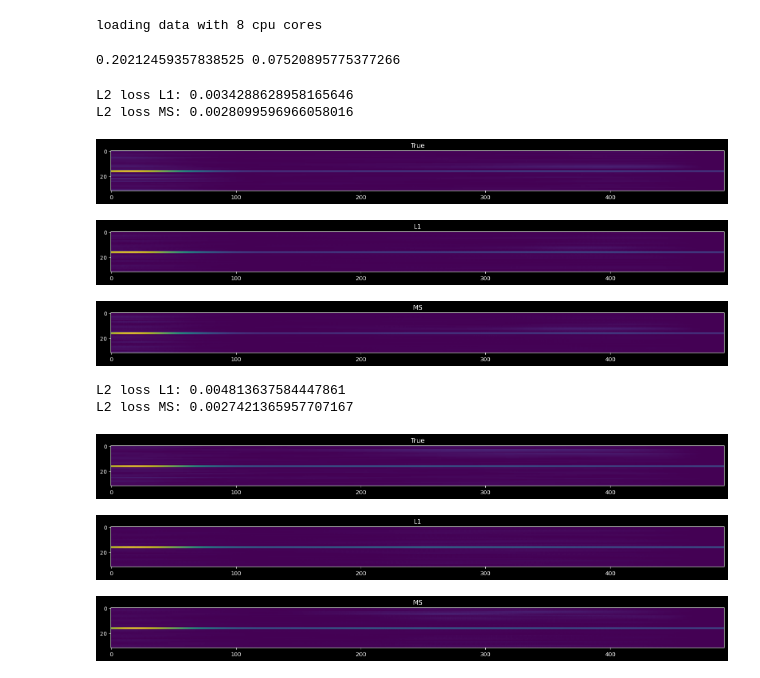
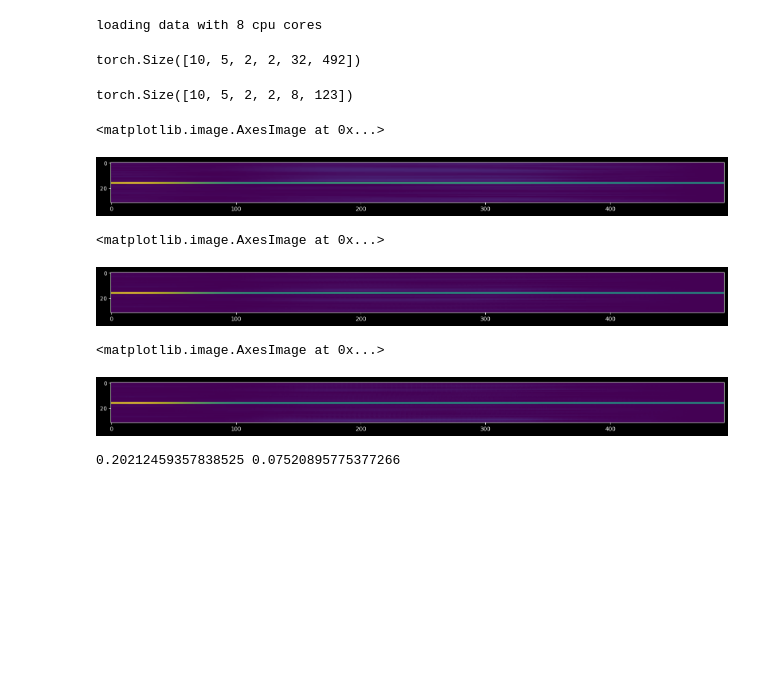
Before and after one commit to NetanelBlumenfeld/Radar-Sr-Classifer, a Jupyter notebook: python/gestures/notebooks/results.ipynb, the cells around one changed output. Drawn from its saved outputs; the diff is of its cells as text; code cells hidden in the pictures; blank space fills up the shorter version.

```diff
--- a/python/gestures/notebooks/results.ipynb
+++ b/python/gestures/notebooks/results.ipynb
@@ -53,7 +53,7 @@ data_dir, output_dir, device = get_pc_cgf(pc)
 # getting data loaders
 data_cfg = cfg.data_cfg
 data_preprocessing_cfg = cfg.data_preprocessing_cfg
-trainloader, valloader = get_tiny_data_loader(
+trainloader, valloader,ttt = get_tiny_data_loader(
     data_dir=data_dir,
     data_scg=data_cfg,
     data_preprocessing_cfg=data_preprocessing_cfg,
@@ -62,3 +62,20 @@ trainloader, valloader = get_tiny_data_loader(
 )
 # %% [output]
 loading data with 8 cpu cores
+# %%
+for x,y in trainloader:
+    break
+y[0].shape
+# %% [output]
+torch.Size([10, 5, 2, 2, 32, 492])
+# %%
+x.shape
+# %% [output]
+torch.Size([10, 5, 2, 2, 8, 123])
+# %%
+img = y[0][6,0,0].numpy()
+plt.figure(figsize=(20, 20))
+plt.imshow(doppler_map(img[0]+1j*img[1], ax=0))
+# %% [output]
+<matplotlib.image.AxesImage at 0x...>
+[figure, added]
@@ -65,3 +91,19 @@ loading data with 8 cpu cores
+# %%
+imgr = res_l1[0].detach().numpy()
+plt.figure(figsize=(20, 20))
+plt.imshow(doppler_map(imgr[0]+1j*imgr[1], ax=0))
+# %% [output]
+<matplotlib.image.AxesImage at 0x...>
+[figure, added]
+# %%
+model_l1_msssim.eval()
+res_l1_msssim = model_l1_msssim(x[6,0])
+imgr = res_l1_msssim[0].detach().numpy()
+plt.figure(figsize=(20, 20))
+plt.imshow(doppler_map(imgr[0]+1j*imgr[1], ax=0))
+# %% [output]
+<matplotlib.image.AxesImage at 0x...>
+[figure, added]
 # %%
 
 
@@ -95,16 +125,0 @@ for x,y in valloader:
-# %%
-show_res(results, 1)
-# %% [output]
-L2 loss L1: 0.0034288628958165646
-L2 loss MS: 0.0028099596966058016
-[figure, removed]
-[figure, removed]
-[figure, removed]
-# %%
-show_res(results, 2)
-# %% [output]
-L2 loss L1: 0.004813637584447861
-L2 loss MS: 0.0027421365957707167
-[figure, removed]
-[figure, removed]
-[figure, removed]
```
Also changed, not shown: parts of 11 cells of this notebook, 16 other files.
